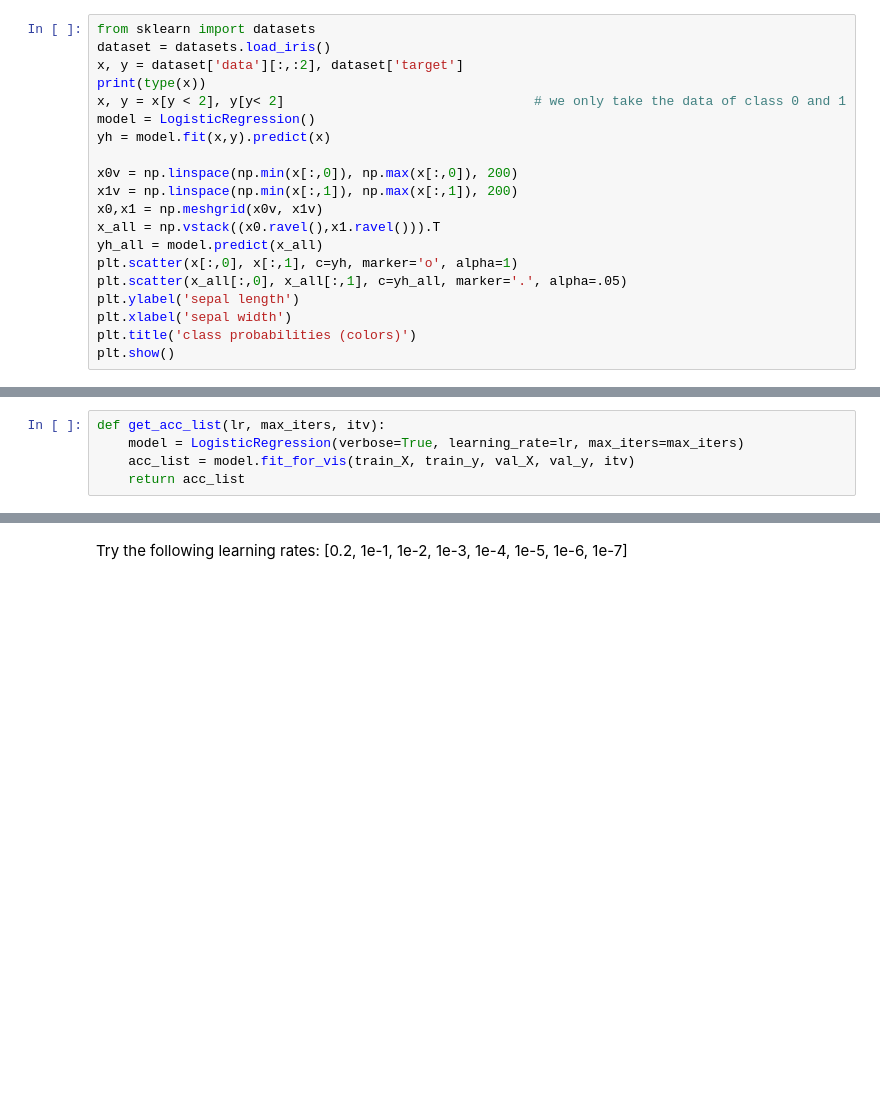
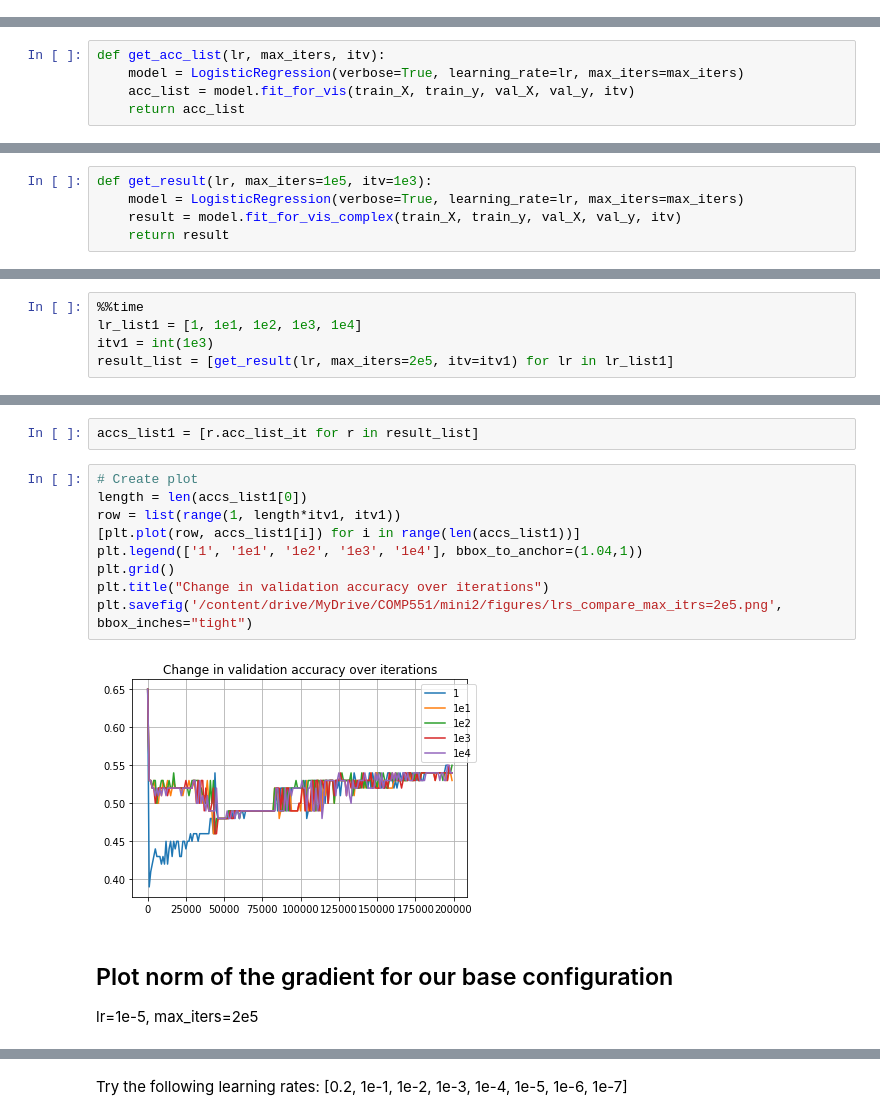
Before and after one commit to felixsimard/comp551-p2, a Jupyter notebook: takuya_part1_1.ipynb, the cells around one changed output, grey strips where cells are left out. Drawn from its saved outputs; the diff is of its cells as text; blank space fills up the shorter version.

Commit message:
Found base configuration

```diff
--- a/takuya_part1_1.ipynb
+++ b/takuya_part1_1.ipynb
@@ -222,20 +2,0 @@ To be able to use logistic regression we choose two of the three classes in the
-# %%
-from sklearn import datasets
-dataset = datasets.load_iris()
-x, y = dataset['data'][:,:2], dataset['target']
-print(type(x))
-x, y = x[y < 2], y[y< 2]                                # we only take the data of class 0 and 1
-model = LogisticRegression()
-yh = model.fit(x,y).predict(x)
-
-x0v = np.linspace(np.min(x[:,0]), np.max(x[:,0]), 200)
-x1v = np.linspace(np.min(x[:,1]), np.max(x[:,1]), 200)
-x0,x1 = np.meshgrid(x0v, x1v)
-x_all = np.vstack((x0.ravel(),x1.ravel())).T
-yh_all = model.predict(x_all)
-plt.scatter(x[:,0], x[:,1], c=yh, marker='o', alpha=1)
-plt.scatter(x_all[:,0], x_all[:,1], c=yh_all, marker='.', alpha=.05)
-plt.ylabel('sepal length')
-plt.xlabel('sepal width')
-plt.title('class probabilities (colors)')
-plt.show()
@@ -281,0 +50,5 @@ def get_acc_list(lr, max_iters, itv):
+# %%
+def get_result(lr, max_iters=1e5, itv=1e3):
+    model = LogisticRegression(verbose=True, learning_rate=lr, max_iters=max_iters)
+    result = model.fit_for_vis_complex(train_X, train_y, val_X, val_y, itv)
+    return result
@@ -281,0 +57,5 @@ def get_acc_list(lr, max_iters, itv):
+# %%
+%%time
+lr_list1 = [1, 1e1, 1e2, 1e3, 1e4]
+itv1 = int(1e3)
+result_list = [get_result(lr, max_iters=2e5, itv=itv1) for lr in lr_list1]
@@ -281,0 +80,16 @@ def get_acc_list(lr, max_iters, itv):
+# %%
+accs_list1 = [r.acc_list_it for r in result_list]
+# %%
+# Create plot
+length = len(accs_list1[0])
+row = list(range(1, length*itv1, itv1))
+[plt.plot(row, accs_list1[i]) for i in range(len(accs_list1))]
+plt.legend(['1', '1e1', '1e2', '1e3', '1e4'], bbox_to_anchor=(1.04,1))
+plt.grid()
+plt.title("Change in validation accuracy over iterations")
+plt.savefig('/content/drive/MyDrive/COMP551/mini2/figures/lrs_compare_max_itrs=2e5.png', bbox_inches="tight")
+# %% [output]
+[figure, added]
+# %% [markdown]
+## Plot norm of the gradient for our base configuration
+lr=1e-5, max_iters=2e5
```
Also changed, not shown: parts of 34 cells of this notebook, 5 other files.
